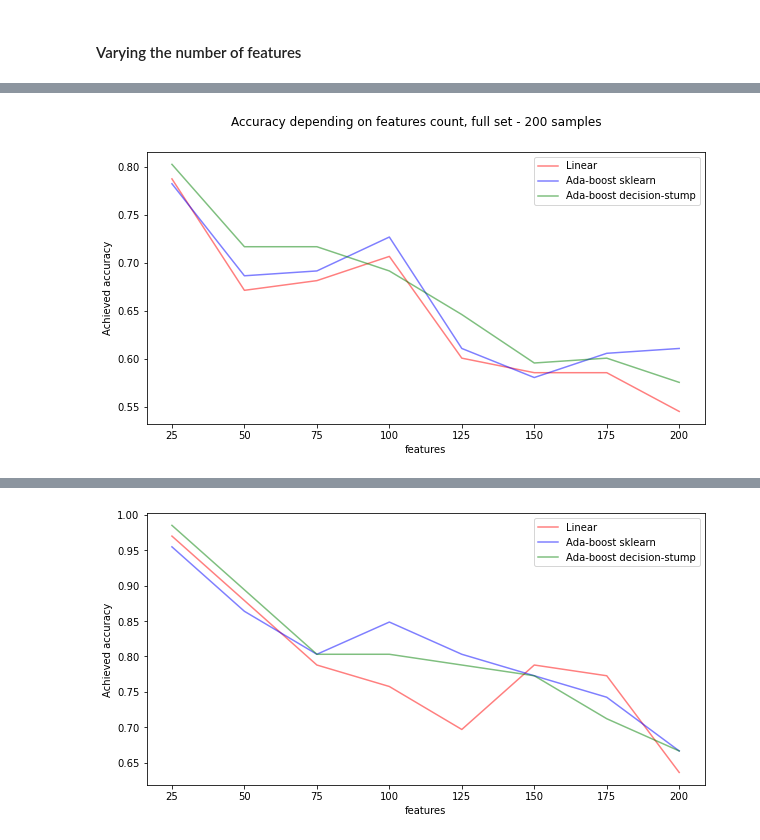
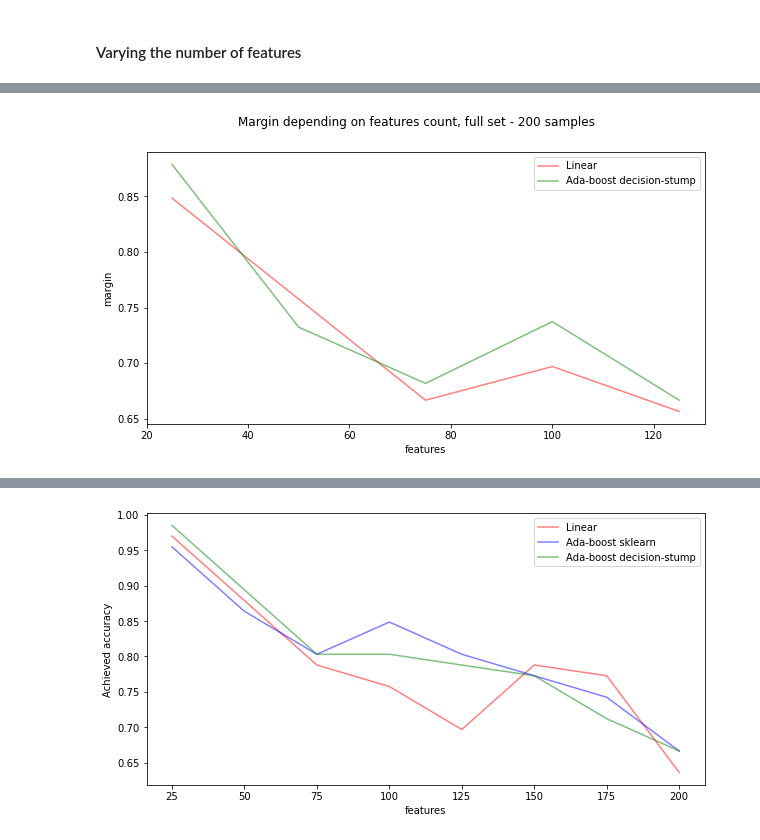
Before and after one commit to vkmbox/Ml-hse-final, a Jupyter notebook: ada-boost-implementations/code-python/notebooks/ClassifiersOnDifferentDatasets.ipynb, the cells around one changed output, grey strips where cells are left out. Cells and saved outputs as stored; diff of their text form; code cells hidden in the pictures.

Commit message:
BUGFIX: margin calculation for classifiers is added

```diff
--- a/ada-boost-implementations/code-python/notebooks/ClassifiersOnDifferentDatasets.ipynb
+++ b/ada-boost-implementations/code-python/notebooks/ClassifiersOnDifferentDatasets.ipynb
@@ -70,19 +96,24 @@ def get_metrics(X_train, X_test, y_train, y_test):
     metrics_linear={}
     metrics_sklearn={}
     metrics_stump={}
-    y_pred_linear, y_pred_sklearn, y_pred_stump = get_predicts(X_train, X_test, y_train, y_test)
+    #y_pred_linear, y_pred_sklearn, y_pred_stump = get_predicts(X_train, X_test, y_train, y_test)
     #Linear
+    y_pred_linear, margin, separated, clf = get_predicts_linear_v1(X_train, X_test, y_train, y_test)
     metrics_linear['accuracy'] = accuracy_score(y_test, y_pred_linear)
     metrics_linear['precision'] = precision_score(y_test, y_pred_linear)
     metrics_linear['recall'] = recall_score(y_test, y_pred_linear)
+    metrics_linear['margin'] = margin
     #Ada-boost sklearn
+    y_pred_sklearn, separated, clf = get_predict_sklearn(X_train, X_test, y_train, y_test)
     metrics_sklearn['accuracy'] = accuracy_score(y_test, y_pred_sklearn)
     metrics_sklearn['precision'] = precision_score(y_test, y_pred_sklearn)
     metrics_sklearn['recall'] = recall_score(y_test, y_pred_sklearn)
     #Ada-boost decision-stump
+    y_pred_stump, margin, separated, clf = get_predict_stump_v1(X_train, X_test, y_train, y_test)
     metrics_stump['accuracy'] = accuracy_score(y_test, y_pred_stump)
     metrics_stump['precision'] = precision_score(y_test, y_pred_stump)
     metrics_stump['recall'] = recall_score(y_test, y_pred_stump)
+    metrics_stump['margin'] = margin
     return metrics_linear, metrics_sklearn, metrics_stump
 # %% [markdown]
 #### Data generation
@@ -92,14 +123,17 @@ def get_metrics(X_train, X_test, y_train, y_test):
 TESTS_COUNT=3
 
 features_list=[25,50,75,100,125,150,175,200]#,225,250,275,300,325,350,375,400,425,450,475,500]
+
 accuracy_linear=[]
 accuracy_sklearn=[]
 accuracy_stump=[]
+margin_linear=[]
+margin_stump=[]
 
 for features in features_list:
     print("processing dataset with {} features".format(features))
     n_features, n_informative, n_redundant= features, features, 0 #int(features*0.4), int(features*0.4)
-    buff_linear, buff_sklearn, buff_stump=[], [], []
+    buff_linear, buff_sklearn, buff_stump, buffm_linear, buffm_stump=[], [], [], [], []
     for _ in range(TESTS_COUNT):
         X_train, X_test, y_train, y_test = generate_data \
             (n_features=n_features, n_informative=n_informative, n_redundant=n_redundant)
@@ -107,7 +141,11 @@ for features in features_list:
         buff_linear.append(metrics_linear['accuracy'])
         buff_sklearn.append(metrics_sklearn['accuracy'])
         buff_stump.append(metrics_stump['accuracy'])
+        buffm_linear.append(metrics_linear['margin'])
+        buffm_stump.append(metrics_stump['margin'])
 
     accuracy_linear.append(sum(buff_linear)/TESTS_COUNT)
     accuracy_sklearn.append(sum(buff_sklearn)/TESTS_COUNT)
     accuracy_stump.append(sum(buff_stump)/TESTS_COUNT)
+    margin_linear.append(sum(buff_linear)/TESTS_COUNT)
+    margin_stump.append(sum(buff_stump)/TESTS_COUNT)
@@ -123,21 +152,21 @@ processing dataset with 200 features
 # %%
 options = [
     ('r', 'Linear'),
     ('b', 'Ada-boost sklearn'),
     ('g', 'Ada-boost decision-stump')
 ]
 
 plt.figure(figsize=(10, 5))
 plt.xlabel('features')
-plt.ylabel('Achieved accuracy')
-plt.suptitle("Accuracy depending on features count, full set - 200 samples")
+plt.ylabel('margin')
+plt.suptitle("Margin depending on features count, full set - 200 samples")
 
-plt.plot(features_list, accuracy_linear, options[0][0], alpha=0.5, label=options[0][1])
-plt.plot(features_list, accuracy_sklearn, options[1][0], alpha=0.5, label= options[1][1])
-plt.plot(features_list, accuracy_stump, options[2][0], alpha=0.5, label= options[2][1])
+plt.plot(features_list, margin_linear, options[0][0], alpha=0.5, label=options[0][1])
+#plt.plot(features_list, accuracy_sklearn, options[1][0], alpha=0.5, label= options[1][1])
+plt.plot(features_list, margin_stump, options[2][0], alpha=0.5, label= options[2][1])
 tmp = plt.legend(bbox_to_anchor=(1, 1))
 # %% [output]
-[figure, old version]
+[figure, new version]
 # %%
 options = [
     ('r', 'Linear'),
```
Also changed, not shown: parts of 5 cells of this notebook, 4 other files.
